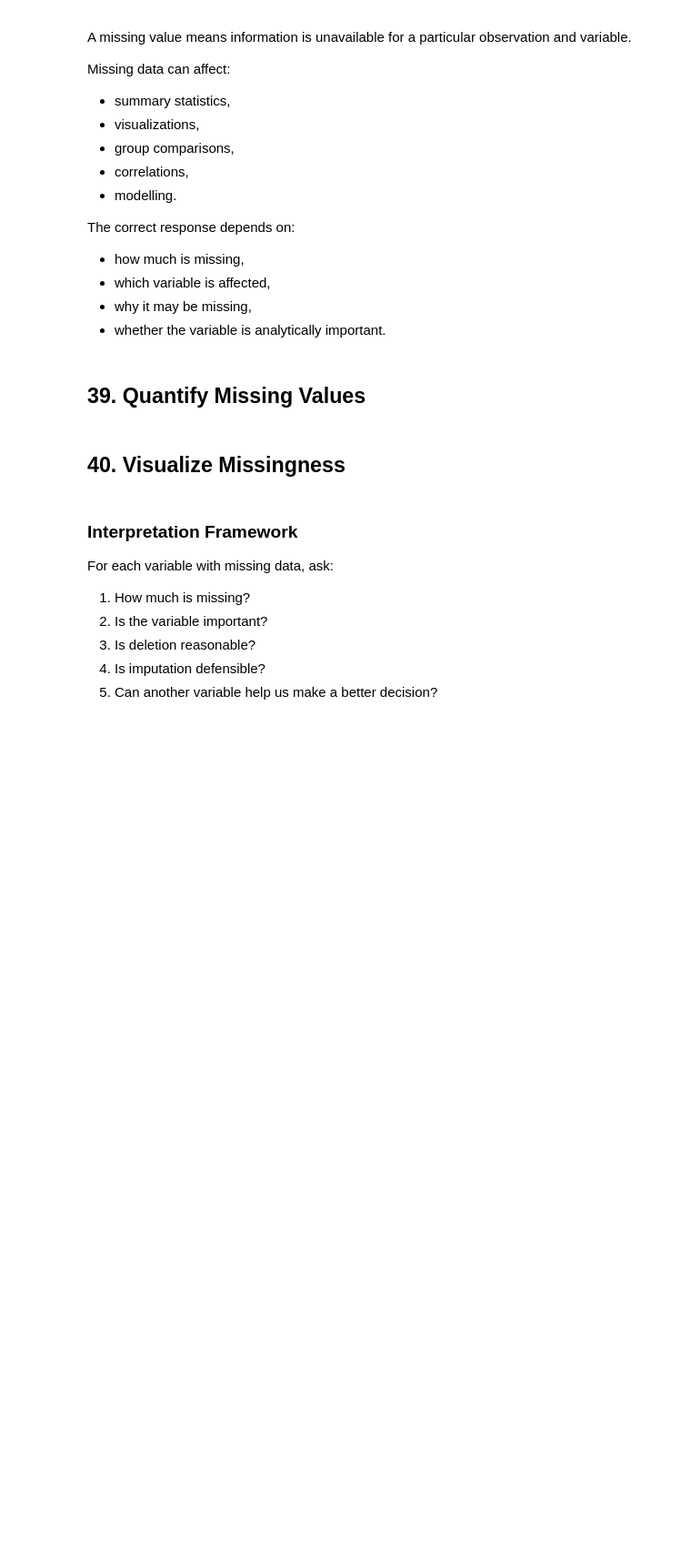
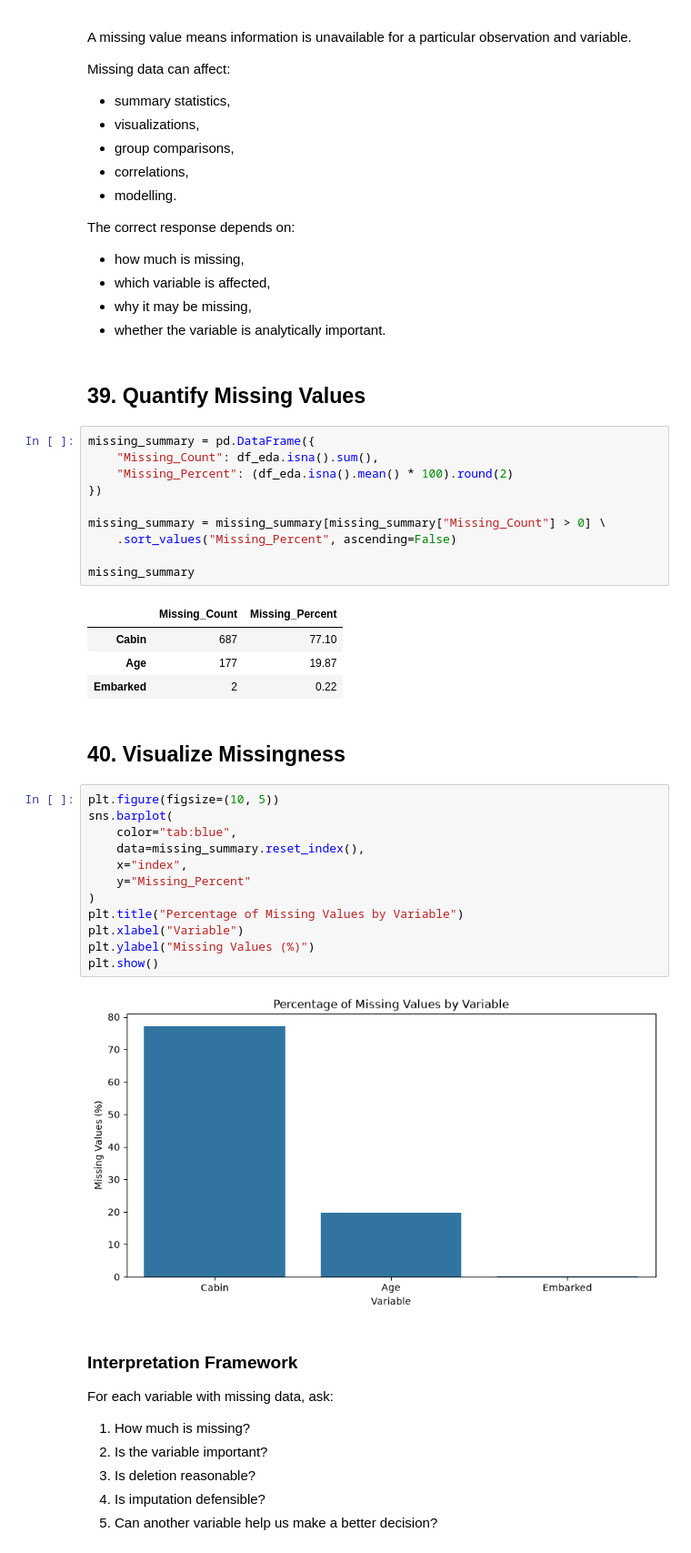
Before and after one commit to ejazurrehman/Islamic_Fintech_Working_Notebooks, a Jupyter notebook: EDA_Titanic_workbook_part_02.ipynb, the cells around one changed output. Shown at 91% size. Cells and saved outputs as stored; diff of their text form; blank space fills up the shorter version.

```diff
--- a/EDA_Titanic_workbook_part_02.ipynb
+++ b/EDA_Titanic_workbook_part_02.ipynb
@@ -1524,8 +1654,37 @@ The correct response depends on:
 - whether the variable is analytically important.
 # %% [markdown]
 ## 39. Quantify Missing Values
+# %%
+missing_summary = pd.DataFrame({
+    "Missing_Count": df_eda.isna().sum(),
+    "Missing_Percent": (df_eda.isna().mean() * 100).round(2)
+})
+
+missing_summary = missing_summary[missing_summary["Missing_Count"] > 0] \
+    .sort_values("Missing_Percent", ascending=False)
+
+missing_summary
+# %% [output]
+|  | Missing_Count | Missing_Percent |
+| Cabin | 687 | 77.10 |
+| Age | 177 | 19.87 |
+| Embarked | 2 | 0.22 |
 # %% [markdown]
 ## 40. Visualize Missingness
+# %%
+plt.figure(figsize=(10, 5))
+sns.barplot(
+    color="tab:blue",
+    data=missing_summary.reset_index(),
+    x="index",
+    y="Missing_Percent"
+)
+plt.title("Percentage of Missing Values by Variable")
+plt.xlabel("Variable")
+plt.ylabel("Missing Values (%)")
+plt.show()
+# %% [output]
+[figure, added]
 # %% [markdown]
 ### Interpretation Framework
 
```
Also changed, not shown: parts of 29 cells of this notebook.
